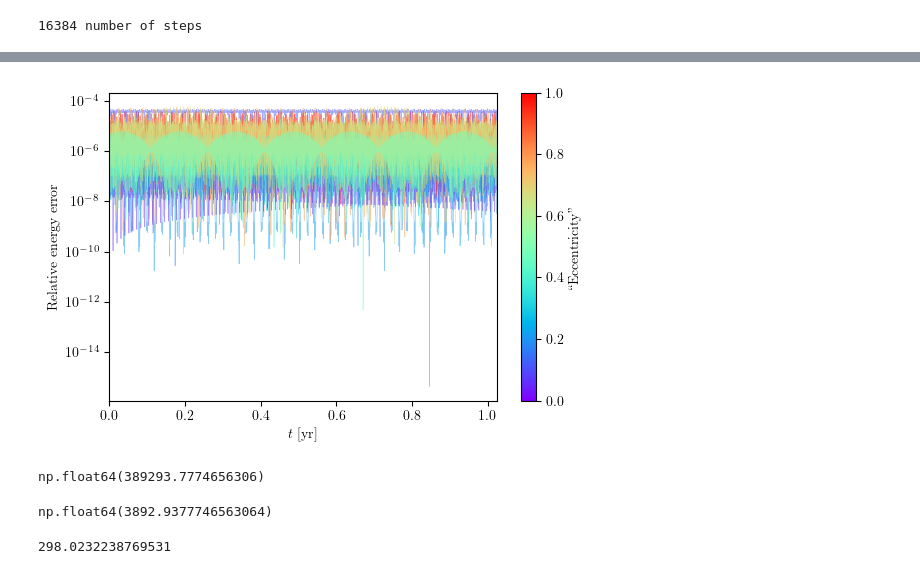
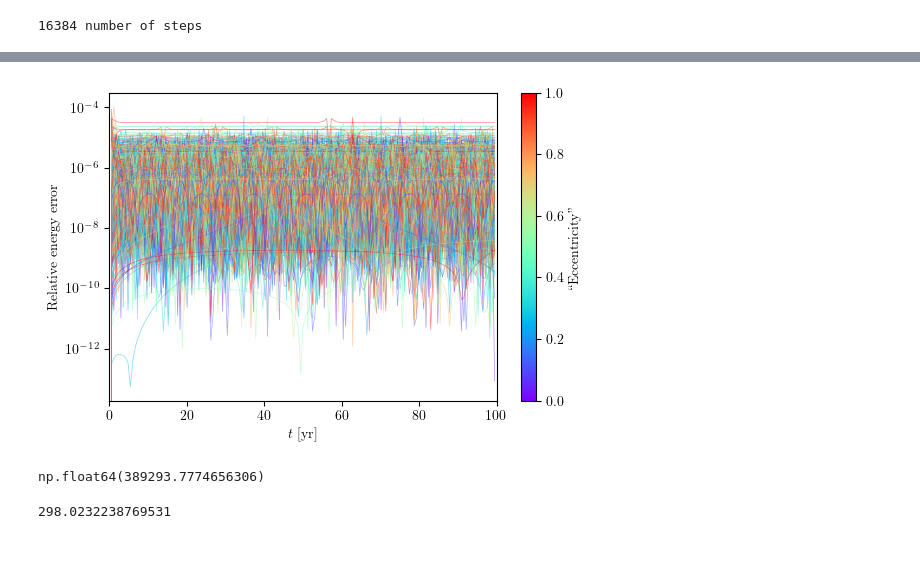
Before and after one commit to salvatore-ferrone/phd-thesis-ferrone, a Jupyter notebook: demos/numericalError/starParticles.ipynb, the cells around one changed output, grey strips where cells are left out. Cells and saved outputs as stored; diff of their text form; code cells hidden in the pictures.

Commit message:
bug is back for leapfrog to the end

```diff
--- a/demos/numericalError/starParticles.ipynb
+++ b/demos/numericalError/starParticles.ipynb
@@ -193,0 +277,11 @@ print(NSTEPS, NP)
+# %%
+fig,axis=plt.subplots(1,1,figsize=(8.25-2,3))
+for i in range(len(alphas)):
+    myalpha = inverse_alphas[i]
+    axis.scatter(1/myalpha * np.ones_like(errE[i]), errE[i], s=1, label=r"$\alpha = " + str(alphas[i]) + "$", color=mpl.colormaps['tab10'](i))
+
+axis.set_yscale('log')
+axis.set_xscale('log')
+
+axis.set_xlabel(r"$\alpha$", fontsize="medium")
+axis.set_ylabel(r"$\mathrm{Relative~energy~error}$", fontsize="medium")
@@ -219,0 +302,5 @@ axis.set_xscale('log')
+# %%
+integrationparams = args[2][0]
+initialkinetmatics = args[2][-1]
+NSTEP = integrationparams[-1]
+integrationparams
@@ -222,7 +311,7 @@ tstrippy.integrator.deallocate()
 tstrippy.integrator.setinitialkinematics(*initialkinetmatics)
 tstrippy.integrator.setstaticgalaxy(*staticgalaxy)
 tstrippy.integrator.setintegrationparameters(*integrationparams)
-xt,yt,zt,vxt,vyt,vzt=tstrippy.integrator.leapfrogintime(NSTEPS,NP)
+xt,yt,zt,vxt,vyt,vzt=tstrippy.integrator.leapfrogintime(NSTEP,NP)
 # grab these final positions and velocities
 xft,yft,zft = tstrippy.integrator.xf.copy(), tstrippy.integrator.yf.copy(), tstrippy.integrator.zf.copy()
 vxft,vyft,vzft = tstrippy.integrator.vxf.copy(), tstrippy.integrator.vyf.copy(), tstrippy.integrator.vzf.copy()
@@ -240,6 +329,6 @@ endtime = datetime.datetime.now()
 comptime = endtime - startime
 print(f"Integration took {comptime} seconds")
 tstrippy.integrator.deallocate()
-step_time = comptime.total_seconds() / NSTEPS / NP
+step_time = comptime.total_seconds() / NSTEP / NP
 print(f"Step time: {step_time} seconds")
 # %% [output]
@@ -267,7 +360,7 @@ for i in range(NP):
     _,_,_,phi[i,:]=tstrippy.potentials.plummer(staticgalaxy[1],xt[i],yt[i],zt[i])
     T[i,:] = 0.5 * (vxt[i]**2 + vyt[i]**2 + vzt[i]**2)
 E = T + phi
-timestemps = np.linspace(0, integrationtime, NSTEPS+1)
+timestemps = np.linspace(0, integration_time, NSTEP+1)
 
 E0=E[:,0]
 E0=E0[:,np.newaxis]
@@ -288,36 +393,32 @@ array([0.04527276, 0.92234232, 0.00611229, 0.01357459, 0.60311225,
 # %%
 vmin = E0.min()
 vmax = E0.max()
 norm = mpl.colors.Normalize(vmin=vmin, vmax=vmax)
 cmap = plt.cm.rainbow
 colors = cmap(norm(E[:,0]))
 # color based on how eccentric the orbit is
 rp = np.sqrt(xp**2 + yp**2 + zp**2)
 v = np.sqrt(vxp**2 + vyp**2 + vzp**2)
 v_r = (xp*vxp + yp*vyp + zp*vzp) / rp
 ecc_quick = abs(v_r) / v
 norm = mpl.colors.Normalize(vmin=0, vmax=1)
 colors = cmap(ecc_quick)
 NSKIP = 100
 fig,axis = plt.subplots(1, 1, figsize=(8.25-2, 4))
 for i in range(NP):
     axis.plot(timestemps[::NSKIP], errE[i,::NSKIP], lw=0.5, alpha=0.5,color=colors[i])
 axis.set_yscale("log")
 axis.set_xlabel(r'$t~[\mathrm{yr}]$', fontsize="medium")
 axis.set_ylabel(r'$\mathrm{Relative~energy~error}$', fontsize="medium")
-axis.set_xlim(0, integrationtime)
+axis.set_xlim(0, integration_time)
 cbar = plt.colorbar(mpl.cm.ScalarMappable(norm=norm, cmap=cmap), ax=axis)
 cbar.set_label(r'$``\mathrm{Eccentricity}"$', fontsize="medium")
 # %% [output]
-[figure, old version]
+[figure, new version]
 # %%
 np.median(tdyn).value
 # %% [output]
 np.float64(389293.7774656306)
-# %%
-np.median(tdyn).value *factor
-# %% [output]
-np.float64(3892.9377746563064)
 # %%
 
 factor = 1/100
```
Also changed, not shown: parts of 23 cells of this notebook, 4 other files.
